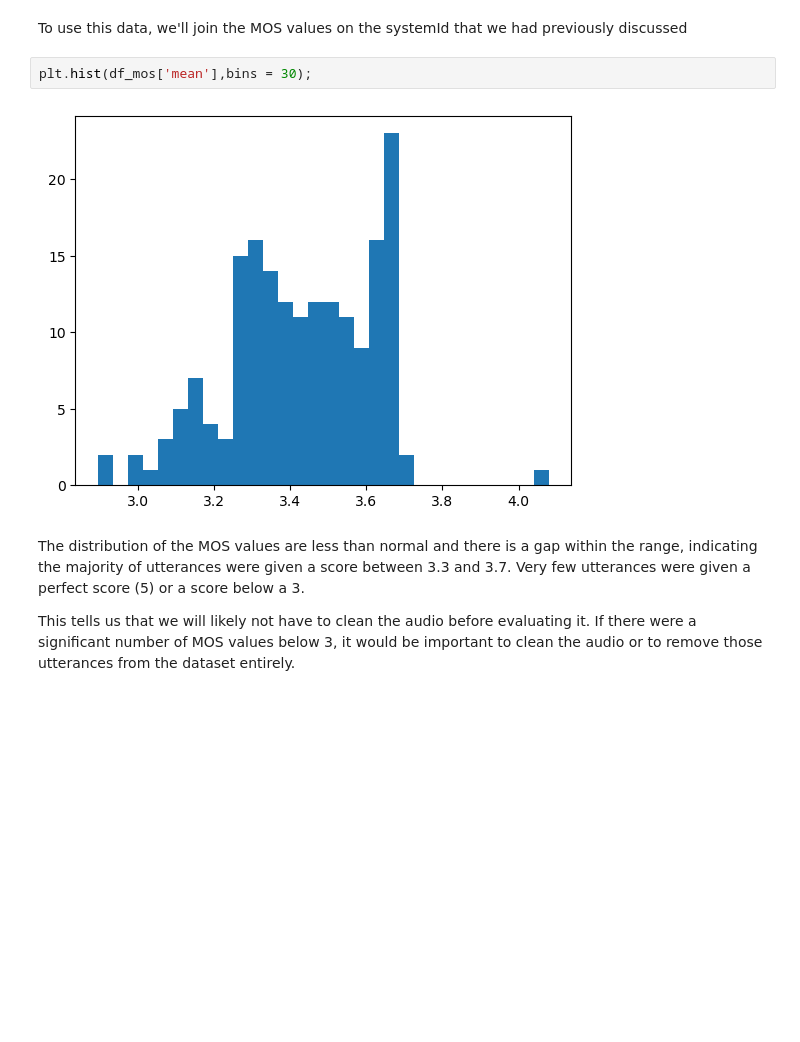
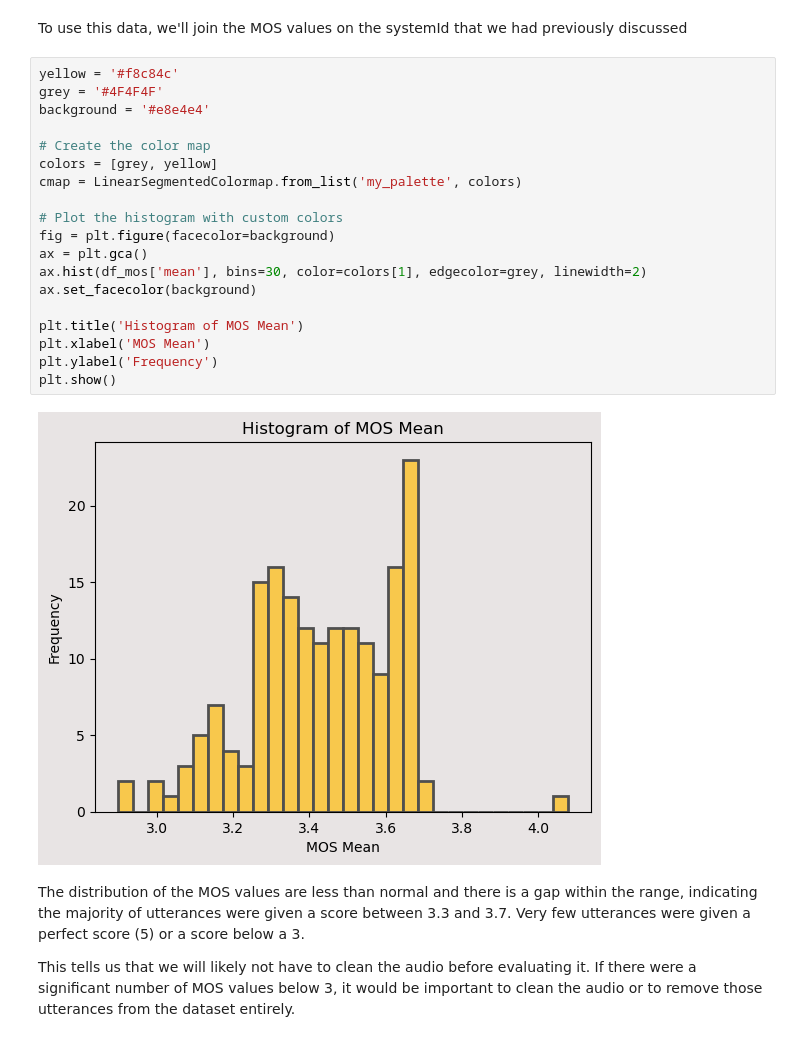
Before and after one commit to smileshey/VoiceClass--NN, a Jupyter notebook: 01. EDA.ipynb, the cells around one changed output. Drawn from its saved outputs; the diff is of its cells as text; blank space fills up the shorter version.

```diff
--- a/01. EDA.ipynb
+++ b/01. EDA.ipynb
@@ -112,9 +133,26 @@ df_mos.head(5)
 # %% [markdown]
 To use this data, we'll join the MOS values on the systemId that we had previously discussed
 # %%
-plt.hist(df_mos['mean'],bins = 30);
+yellow = '#f8c84c'
+grey = '#4F4F4F'
+background = '#e8e4e4'
+
+# Create the color map
+colors = [grey, yellow]
+cmap = LinearSegmentedColormap.from_list('my_palette', colors)
+
+# Plot the histogram with custom colors
+fig = plt.figure(facecolor=background)
+ax = plt.gca()
+ax.hist(df_mos['mean'], bins=30, color=colors[1], edgecolor=grey, linewidth=2)
+ax.set_facecolor(background)
+
+plt.title('Histogram of MOS Mean')
+plt.xlabel('MOS Mean')
+plt.ylabel('Frequency')
+plt.show()
 # %% [output]
-[figure, old version]
+[figure, new version]
 # %% [markdown]
 The distribution of the MOS values are less than normal and there is a gap within the range, indicating the majority of utterances were given a score between 3.3 and 3.7. Very few utterances were given a perfect score (5) or a score below a 3.
 
```
Also changed, not shown: parts of 29 cells of this notebook, 18 other files.
